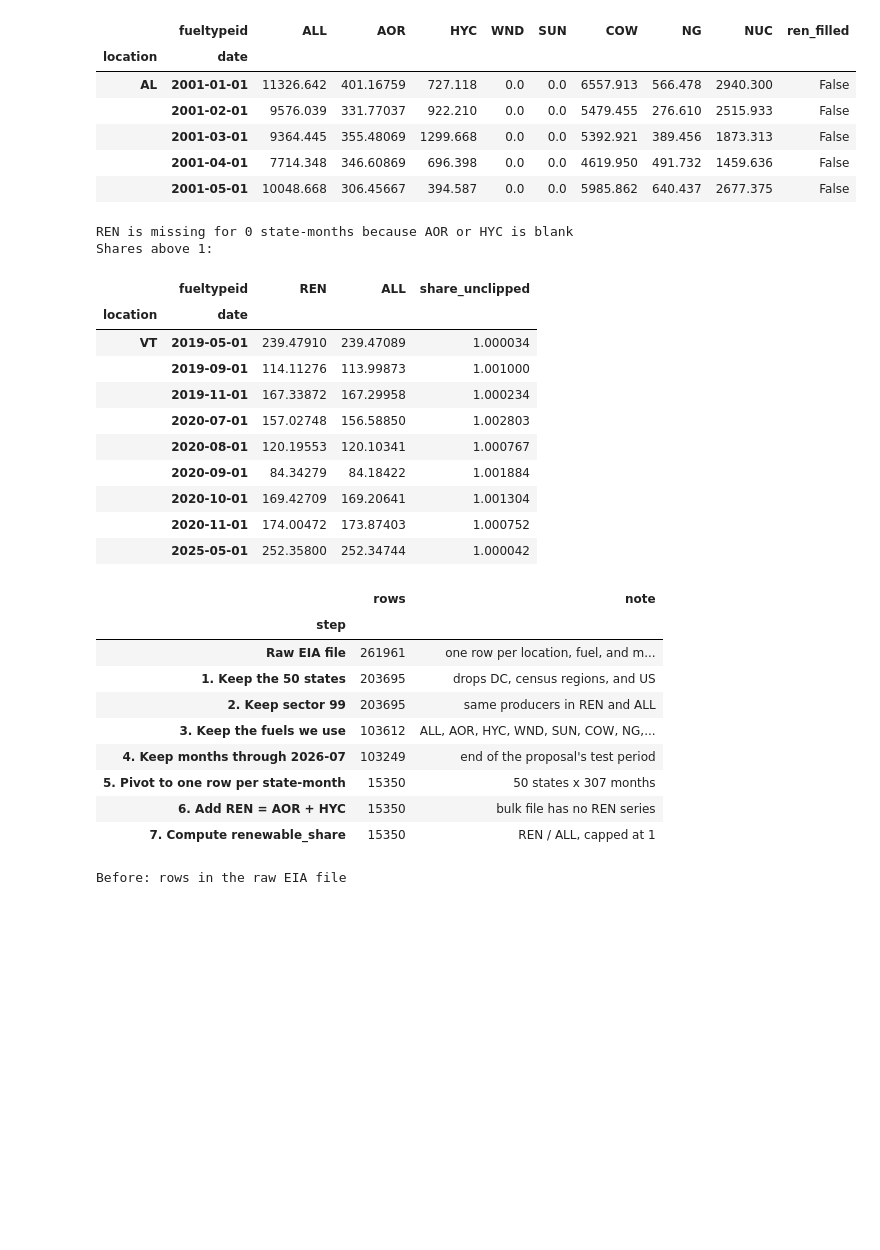
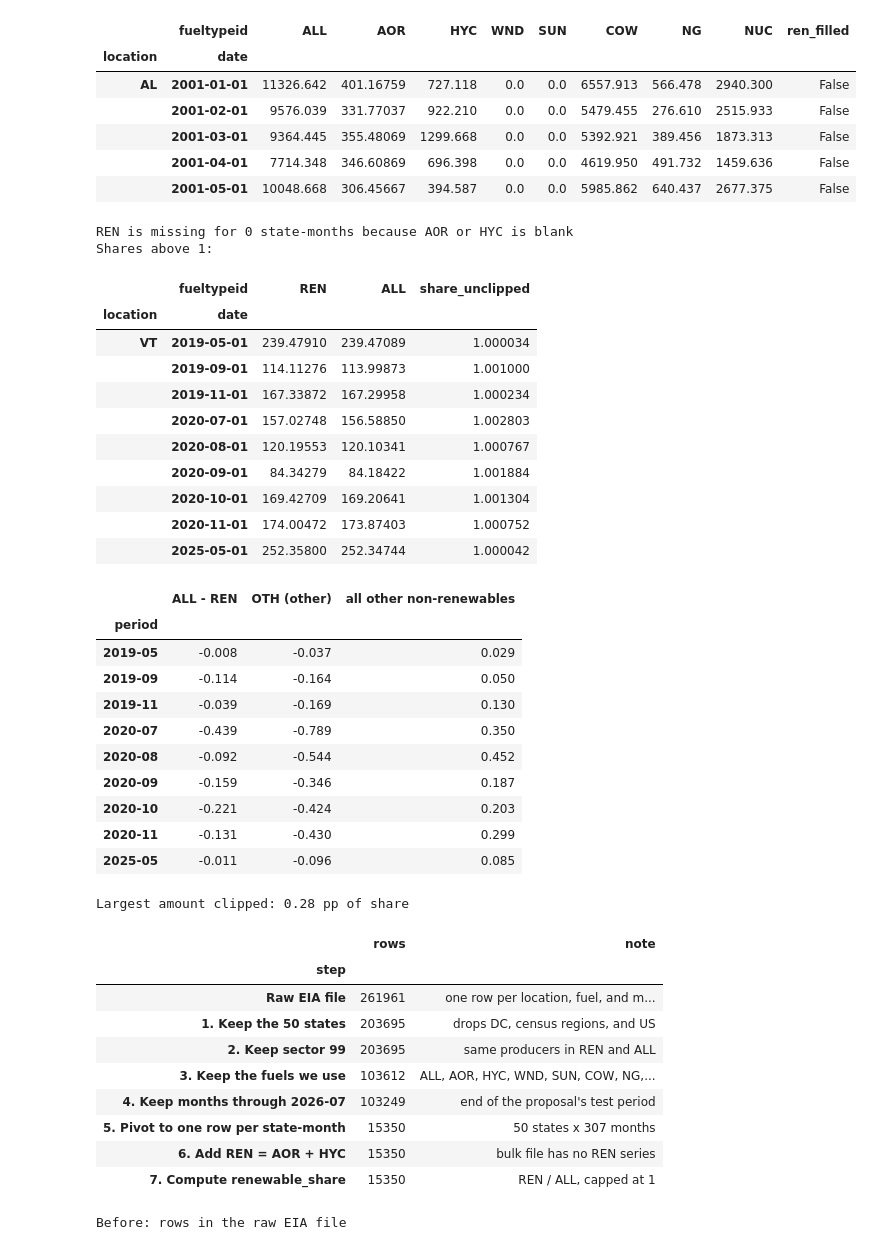
Before and after one commit to legacysti/ics635-final-project, a Jupyter notebook: ICS635_Final_Project.ipynb, the cells around one changed output. Saved outputs shown, nothing was run; the diff lists cells and outputs as text; code cells hidden in the pictures; blank space fills up the shorter version.

```diff
--- a/ICS635_Final_Project.ipynb
+++ b/ICS635_Final_Project.ipynb
@@ -321,44 +354,68 @@ print(f"REN is missing for {panel['REN'].isna().sum()} state-months because AOR
 panel["share_unclipped"] = panel["REN"] / panel["ALL"]
 print("Shares above 1:")
 display(panel.loc[panel["share_unclipped"] > 1, ["REN", "ALL", "share_unclipped"]])
+
+# Why: in those months Vermont reports negative net generation for "other" (OTH), which is in ALL,
+# so ALL comes out slightly below REN. Only Vermont goes above 1.
+over_one = panel.index[panel["share_unclipped"] > 1]
+assert set(over_one.get_level_values("location")) == {"VT"}
+vt = raw[(raw["location"] == "VT") & (raw["sectorid"] == "99")]
+vt = vt.pivot(index="period", columns="fueltypeid", values="generation").fillna(0)
+months_over = over_one.get_level_values("date").strftime("%Y-%m")
+non_ren = pd.DataFrame({"ALL - REN": vt["ALL"] - vt["AOR"] - vt["HYC"], "OTH (other)": vt["OTH"]})
+non_ren["all other non-renewables"] = non_ren["ALL - REN"] - non_ren["OTH (other)"]
+display(non_ren.loc[months_over].round(3))
+print(f"Largest amount clipped: {100 * (panel['share_unclipped'].max() - 1):.2f} pp of share")
 
 panel["renewable_share"] = panel["share_unclipped"].clip(upper=1)
 steps.append(("7. Compute renewable_share", len(panel), "REN / ALL, capped at 1"))
 
 # Fuel mix: each fuel as a share of the state's generation. Used for lag features in Section 1.3.
 for name, fuel in {"coal": "COW", "gas": "NG", "nuclear": "NUC", "hydro": "HYC",
                    "wind": "WND", "solar": "SUN"}.items():
     panel[f"{name}_share"] = panel[fuel] / panel["ALL"]
 panel["other_ren_share"] = (panel["AOR"] - panel["WND"] - panel["SUN"]) / panel["ALL"]
 
 panel = panel.reset_index()
 
 # --- Every step in one table ---
 pd.DataFrame(steps, columns=["step", "rows", "note"]).set_index("step")
 # %% [output]
 REN is missing for 0 state-months because AOR or HYC is blank
 Shares above 1:
 |  | fueltypeid | REN | ALL | share_unclipped |
 | location | date |  |  |  |
 | VT | 2019-05-01 | 239.47910 | 239.47089 | 1.000034 |
 |  | 2019-09-01 | 114.11276 | 113.99873 | 1.001000 |
 |  | 2019-11-01 | 167.33872 | 167.29958 | 1.000234 |
 |  | 2020-07-01 | 157.02748 | 156.58850 | 1.002803 |
 |  | 2020-08-01 | 120.19553 | 120.10341 | 1.000767 |
 |  | 2020-09-01 | 84.34279 | 84.18422 | 1.001884 |
 |  | 2020-10-01 | 169.42709 | 169.20641 | 1.001304 |
 |  | 2020-11-01 | 174.00472 | 173.87403 | 1.000752 |
 |  | 2025-05-01 | 252.35800 | 252.34744 | 1.000042 |
-|  | rows | note |
-| step |  |  |
-| Raw EIA file | 261961 | one row per location, fuel, and m... |
-| 1. Keep the 50 states | 203695 | drops DC, census regions, and US |
-| 2. Keep sector 99 | 203695 | same producers in REN and ALL |
-| 3. Keep the fuels we use | 103612 | ALL, AOR, HYC, WND, SUN, COW, NG,... |
-| 4. Keep months through 2026-07 | 103249 | end of the proposal's test period |
-| 5. Pivot to one row per state-month | 15350 | 50 states x 307 months |
-| 6. Add REN = AOR + HYC | 15350 | bulk file has no REN series |
-| 7. Compute renewable_share | 15350 | REN / ALL, capped at 1 |
+|  | ALL - REN | OTH (other) | all other non-renewables |
+| period |  |  |  |
+| 2019-05 | -0.008 | -0.037 | 0.029 |
+| 2019-09 | -0.114 | -0.164 | 0.050 |
+| 2019-11 | -0.039 | -0.169 | 0.130 |
+| 2020-07 | -0.439 | -0.789 | 0.350 |
+| 2020-08 | -0.092 | -0.544 | 0.452 |
+| 2020-09 | -0.159 | -0.346 | 0.187 |
+| 2020-10 | -0.221 | -0.424 | 0.203 |
+| 2020-11 | -0.131 | -0.430 | 0.299 |
+| 2025-05 | -0.011 | -0.096 | 0.085 |
+Largest amount clipped: 0.28 pp of share
+|  | rows | note |
+| step |  |  |
+| Raw EIA file | 261961 | one row per location, fuel, and m... |
+| 1. Keep the 50 states | 203695 | drops DC, census regions, and US |
+| 2. Keep sector 99 | 203695 | same producers in REN and ALL |
+| 3. Keep the fuels we use | 103612 | ALL, AOR, HYC, WND, SUN, COW, NG,... |
+| 4. Keep months through 2026-07 | 103249 | end of the proposal's test period |
+| 5. Pivot to one row per state-month | 15350 | 50 states x 307 months |
+| 6. Add REN = AOR + HYC | 15350 | bulk file has no REN series |
+| 7. Compute renewable_share | 15350 | REN / ALL, capped at 1 |
 # %%
 # --- One worked example: Hawaii, July 2024 ---
 print("Before: rows in the raw EIA file")
```
Also changed, not shown: parts of 17 cells of this notebook.
